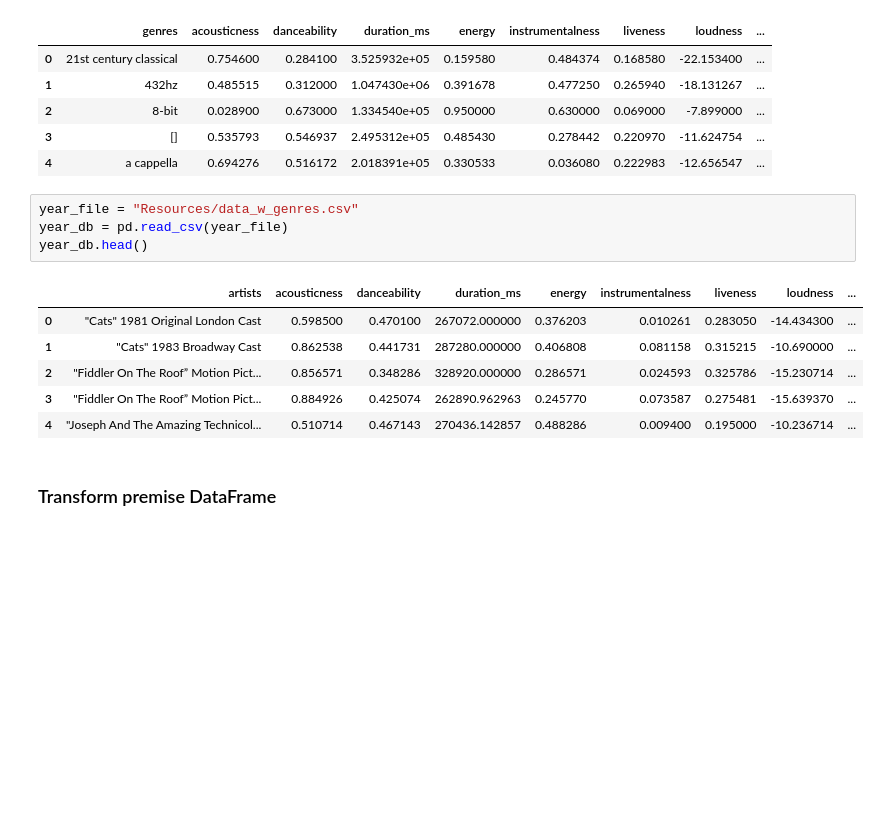
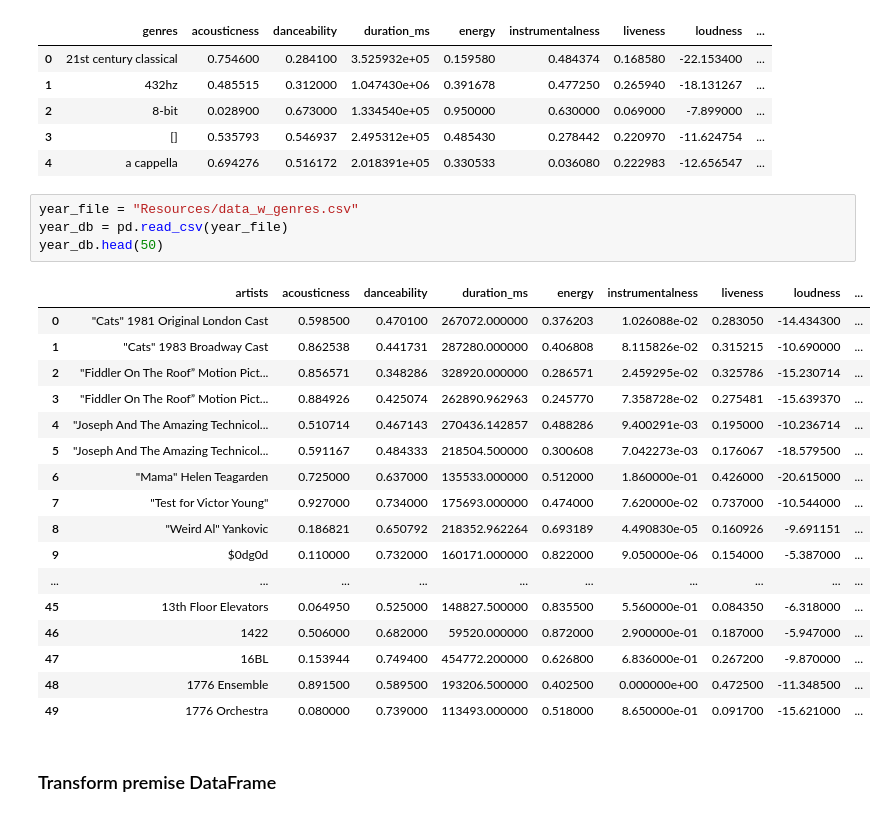
Before and after one commit to jagorman/music_etl, a Jupyter notebook: pandas_etl.ipynb, the cells around one changed output. Cells and saved outputs as stored; diff of their text form; blank space fills up the shorter version.

```diff
--- a/pandas_etl.ipynb
+++ b/pandas_etl.ipynb
@@ -17,13 +17,24 @@ genres_db.head()
 # %%
 year_file = "Resources/data_w_genres.csv"
 year_db = pd.read_csv(year_file)
-year_db.head()
+year_db.head(50)
 # %% [output]
 |  | artists | acousticness | danceability | duration_ms | energy | instrumentalness | liveness | loudness | ... |
-| 0 | "Cats" 1981 Original London Cast | 0.598500 | 0.470100 | 267072.000000 | 0.376203 | 0.010261 | 0.283050 | -14.434300 | ... |
-| 1 | "Cats" 1983 Broadway Cast | 0.862538 | 0.441731 | 287280.000000 | 0.406808 | 0.081158 | 0.315215 | -10.690000 | ... |
-| 2 | "Fiddler On The Roof” Motion Pict... | 0.856571 | 0.348286 | 328920.000000 | 0.286571 | 0.024593 | 0.325786 | -15.230714 | ... |
-| 3 | "Fiddler On The Roof” Motion Pict... | 0.884926 | 0.425074 | 262890.962963 | 0.245770 | 0.073587 | 0.275481 | -15.639370 | ... |
-| 4 | "Joseph And The Amazing Technicol... | 0.510714 | 0.467143 | 270436.142857 | 0.488286 | 0.009400 | 0.195000 | -10.236714 | ... |
+| 0 | "Cats" 1981 Original London Cast | 0.598500 | 0.470100 | 267072.000000 | 0.376203 | 1.026088e-02 | 0.283050 | -14.434300 | ... |
+| 1 | "Cats" 1983 Broadway Cast | 0.862538 | 0.441731 | 287280.000000 | 0.406808 | 8.115826e-02 | 0.315215 | -10.690000 | ... |
+| 2 | "Fiddler On The Roof” Motion Pict... | 0.856571 | 0.348286 | 328920.000000 | 0.286571 | 2.459295e-02 | 0.325786 | -15.230714 | ... |
+| 3 | "Fiddler On The Roof” Motion Pict... | 0.884926 | 0.425074 | 262890.962963 | 0.245770 | 7.358728e-02 | 0.275481 | -15.639370 | ... |
+| 4 | "Joseph And The Amazing Technicol... | 0.510714 | 0.467143 | 270436.142857 | 0.488286 | 9.400291e-03 | 0.195000 | -10.236714 | ... |
+| 5 | "Joseph And The Amazing Technicol... | 0.591167 | 0.484333 | 218504.500000 | 0.300608 | 7.042273e-03 | 0.176067 | -18.579500 | ... |
+| 6 | "Mama" Helen Teagarden | 0.725000 | 0.637000 | 135533.000000 | 0.512000 | 1.860000e-01 | 0.426000 | -20.615000 | ... |
+| 7 | "Test for Victor Young" | 0.927000 | 0.734000 | 175693.000000 | 0.474000 | 7.620000e-02 | 0.737000 | -10.544000 | ... |
+| 8 | "Weird Al" Yankovic | 0.186821 | 0.650792 | 218352.962264 | 0.693189 | 4.490830e-05 | 0.160926 | -9.691151 | ... |
+| 9 | $0dg0d | 0.110000 | 0.732000 | 160171.000000 | 0.822000 | 9.050000e-06 | 0.154000 | -5.387000 | ... |
+| ... | ... | ... | ... | ... | ... | ... | ... | ... | ... |
+| 45 | 13th Floor Elevators | 0.064950 | 0.525000 | 148827.500000 | 0.835500 | 5.560000e-01 | 0.084350 | -6.318000 | ... |
+| 46 | 1422 | 0.506000 | 0.682000 | 59520.000000 | 0.872000 | 2.900000e-01 | 0.187000 | -5.947000 | ... |
+| 47 | 16BL | 0.153944 | 0.749400 | 454772.200000 | 0.626800 | 6.836000e-01 | 0.267200 | -9.870000 | ... |
+| 48 | 1776 Ensemble | 0.891500 | 0.589500 | 193206.500000 | 0.402500 | 0.000000e+00 | 0.472500 | -11.348500 | ... |
+| 49 | 1776 Orchestra | 0.080000 | 0.739000 | 113493.000000 | 0.518000 | 8.650000e-01 | 0.091700 | -15.621000 | ... |
 # %% [markdown]
 ### Transform premise DataFrame
```
Also changed, not shown: parts of 3 cells of this notebook.
